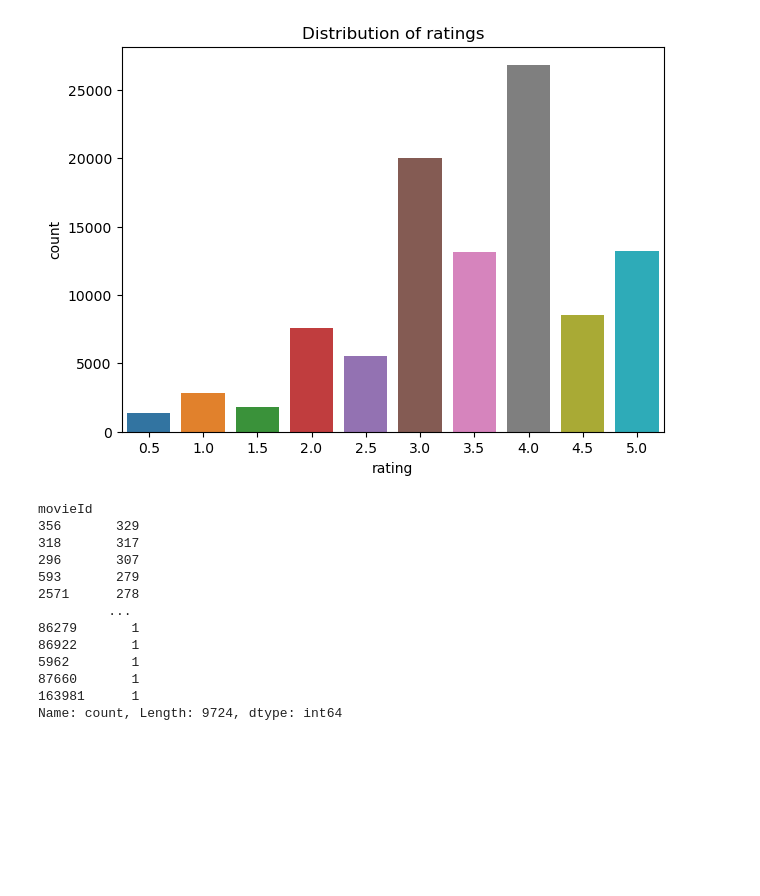
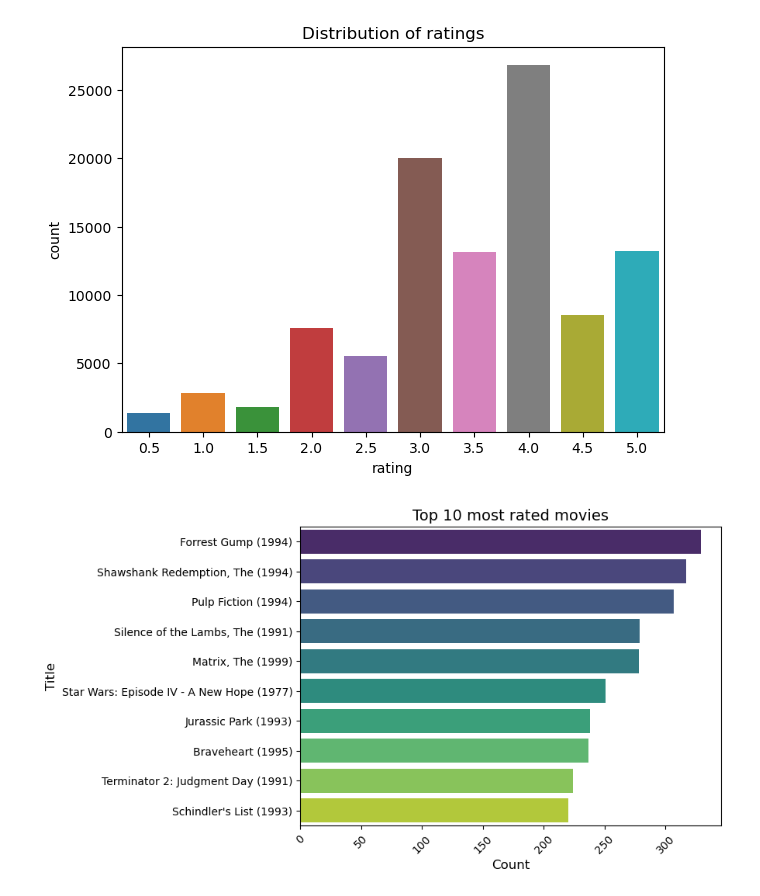
Before and after one commit to sahand-salmani/movie-recommendation-lens-dataset, a Jupyter notebook: movie_recommendation_lens_ds.ipynb, the cells around one changed output. Saved outputs shown, nothing was run; the diff lists cells and outputs as text; code cells hidden in the pictures; blank space fills up the shorter version.

Commit message:
adding plot and new movies rating avg

```diff
--- a/movie_recommendation_lens_ds.ipynb
+++ b/movie_recommendation_lens_ds.ipynb
@@ -53,20 +53,13 @@ plt.show()
 # %% [output]
 [figure]
 # %%
-most_rated_movies_index = ratings['movieId'].value_counts()
+most_rated_movies = df['title'].value_counts()[0:10]
 # %%
-most_rated_movies_index
+sns.barplot(y=most_rated_movies.index, x=most_rated_movies.values, palette='viridis')
+plt.title('Top 10 most rated movies', fontsize=14)
+plt.xlabel('Count', fontsize=12)
+plt.ylabel('Title', fontsize=12)
+plt.xticks(rotation=45)
+plt.show()
 # %% [output]
-movieId
-356       329
-318       317
-296       307
-593       279
-2571      278
-         ...
-86279       1
-86922       1
-5962        1
-87660       1
-163981      1
-Name: count, Length: 9724, dtype: int64
+[figure, added]
```
Also changed, not shown: parts of 1 cell of this notebook.
